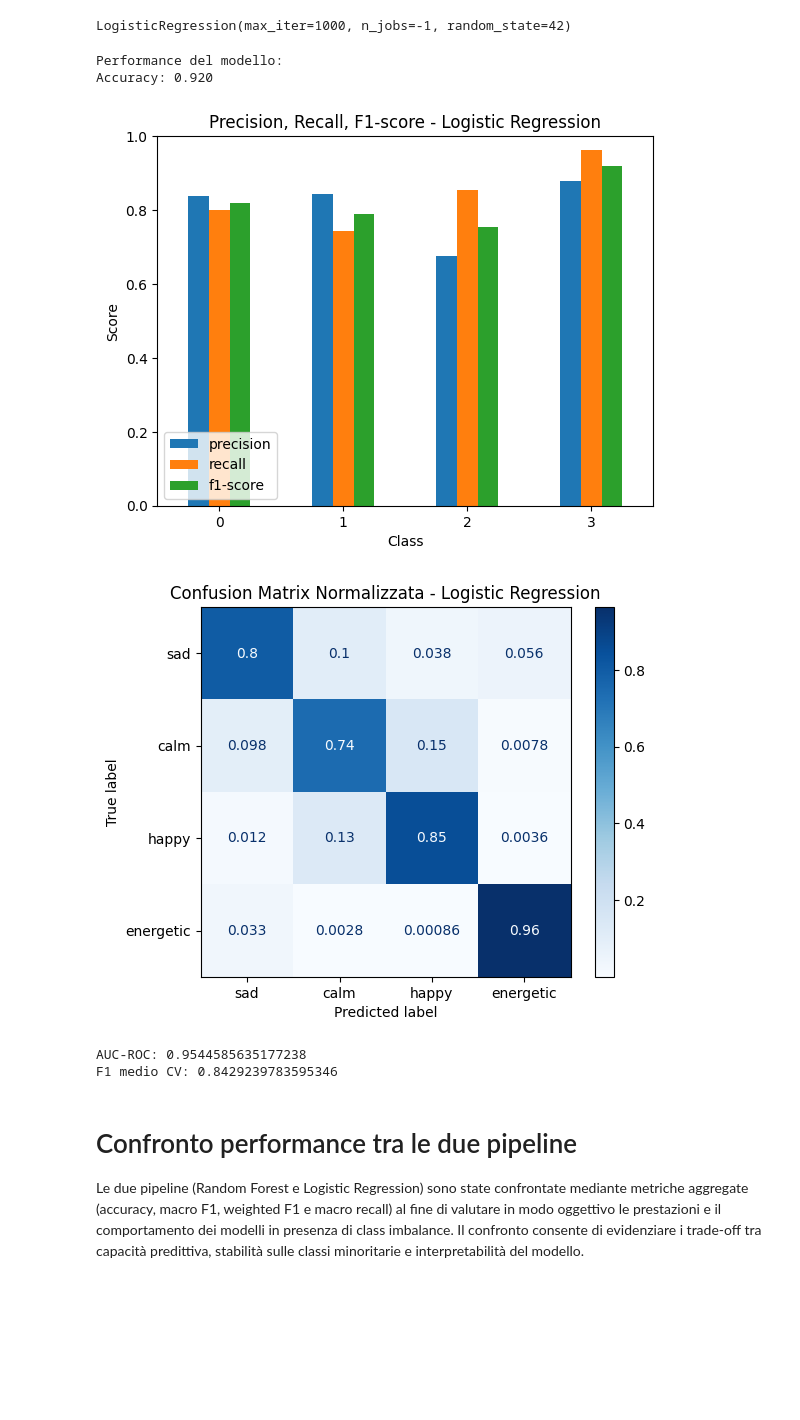
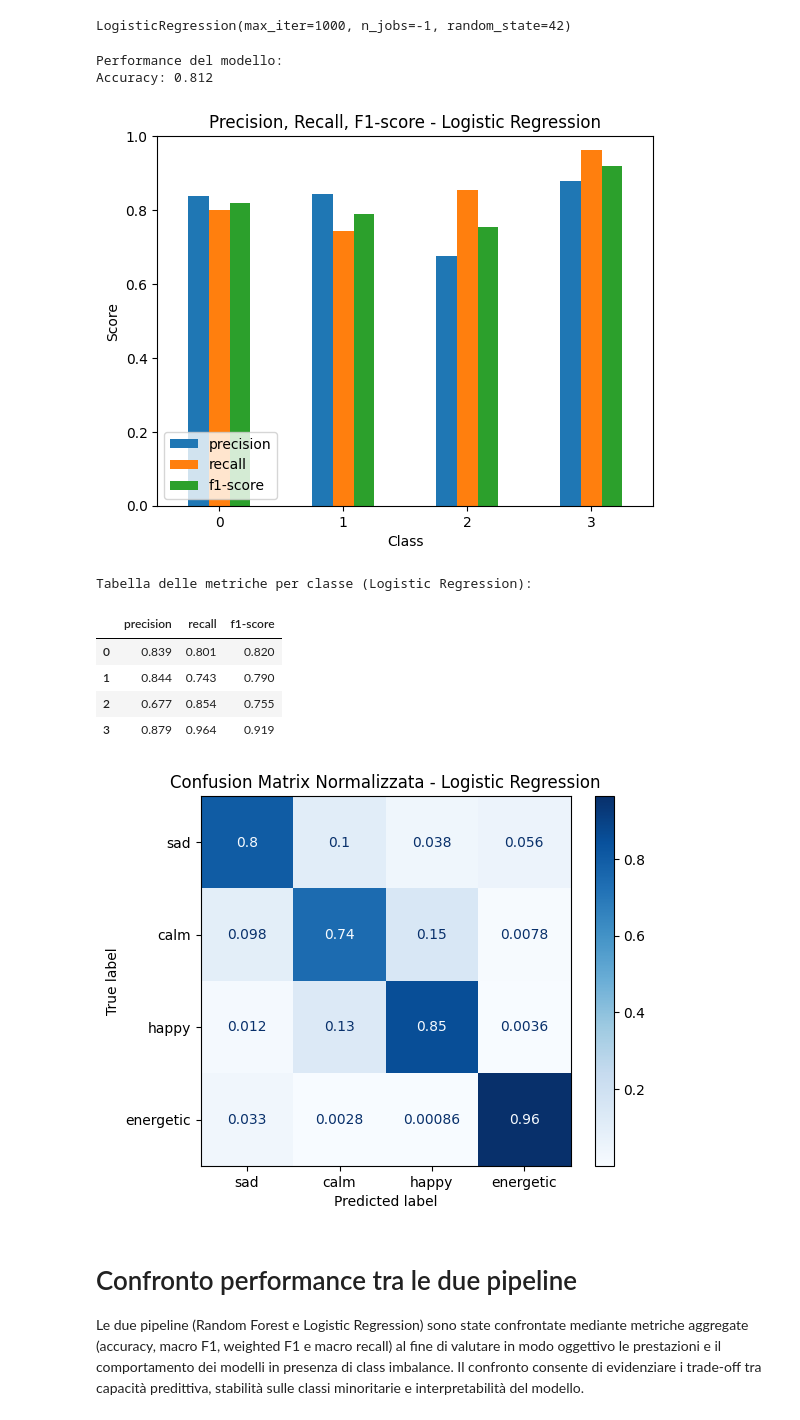
Before and after one commit to PlayMoodify/PlayMoodify.model, a Jupyter notebook: Project.ipynb, the cells around one changed output. Cells and saved outputs as stored; diff of their text form; code cells hidden in the pictures; blank space fills up the shorter version.

```diff
--- a/Project.ipynb
+++ b/Project.ipynb
@@ -496,50 +506,53 @@ print("Performance del modello:")
 
 # Accuracy del modello
 acc_lr = accuracy_score(y_test, y_pred_lr)
-print(f"Accuracy: {acc:.3f}")
+print(f"Accuracy: {acc_lr:.3f}")
 
 # Conversione in DataFrame
 report_lr_df = pd.DataFrame(report_dict_lr).T
 
-# Selezione solo delle classi (esclude accuracy, macro avg, weighted avg)
+# Selezione solo delle classi (esclude accuracy)
 per_class_lr_df = report_lr_df.iloc[:-3][['precision', 'recall', 'f1-score']]
 
 # Plot
 per_class_lr_df.plot(kind='bar')
 plt.title("Precision, Recall, F1-score - Logistic Regression")
 plt.xlabel("Class")
 plt.ylabel("Score")
 plt.xticks(rotation=0)
 plt.ylim(0, 1)
 plt.legend(loc='lower left')
 plt.show()
+
+print("Tabella delle metriche per classe (Logistic Regression):")
+
+metrics_table = per_class_lr_df.copy().round(3)
+display(metrics_table)
 
 # Visualizzazione Confusion Matrix
 class_names = ['sad', 'calm', 'happy', 'energetic']
 
 ConfusionMatrixDisplay.from_predictions(
     y_test,
     y_pred_lr,
     normalize='true',
     display_labels=class_names,
     cmap='Blues',
 )
 
 plt.title("Confusion Matrix Normalizzata - Logistic Regression")
 plt.show()
-
-y_proba = lr_clf.predict_proba(X_test_scaled) # Probabilità per tutte le classi
-print("AUC-ROC:", roc_auc_score(y_test, y_proba, multi_class='ovr', average='weighted'))
-
-scores = cross_val_score(lr_clf, X_train_smote_lr, y_train_smote_lr, cv=5, scoring='f1_weighted') # Usiamo f1_weighted per problemi multi-classe
-print("F1 medio CV:", scores.mean())
 # %% [output]
 Performance del modello:
-Accuracy: 0.920
+Accuracy: 0.812
 [figure]
+Tabella delle metriche per classe (Logistic Regression):
+|  | precision | recall | f1-score |
+| 0 | 0.839 | 0.801 | 0.820 |
+| 1 | 0.844 | 0.743 | 0.790 |
+| 2 | 0.677 | 0.854 | 0.755 |
+| 3 | 0.879 | 0.964 | 0.919 |
 [figure]
-AUC-ROC: 0.9544585635177238
-F1 medio CV: 0.8429239783595346
 # %% [markdown]
 # Confronto performance tra le due pipeline
 Le due pipeline (Random Forest e Logistic Regression) sono state confrontate mediante metriche aggregate (accuracy, macro F1, weighted F1 e macro recall) al fine di valutare in modo oggettivo le prestazioni e il comportamento dei modelli in presenza di class imbalance. Il confronto consente di evidenziare i trade-off tra capacità predittiva, stabilità sulle classi minoritarie e interpretabilità del modello.
```
Also changed, not shown: parts of 11 cells of this notebook.
